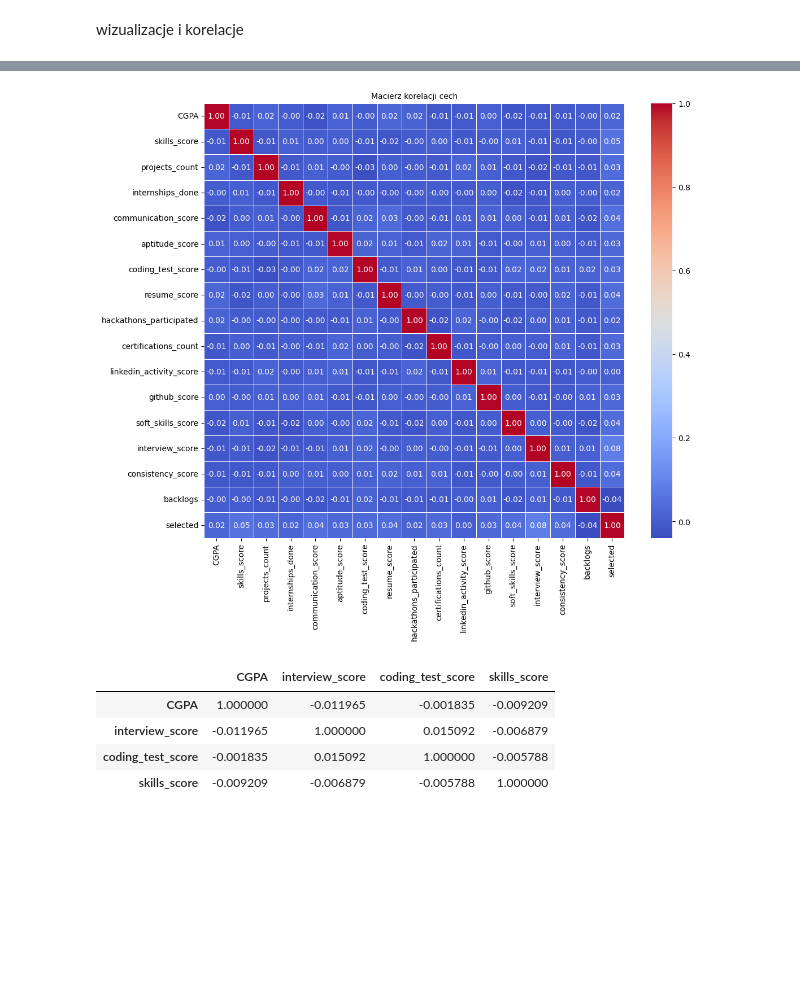
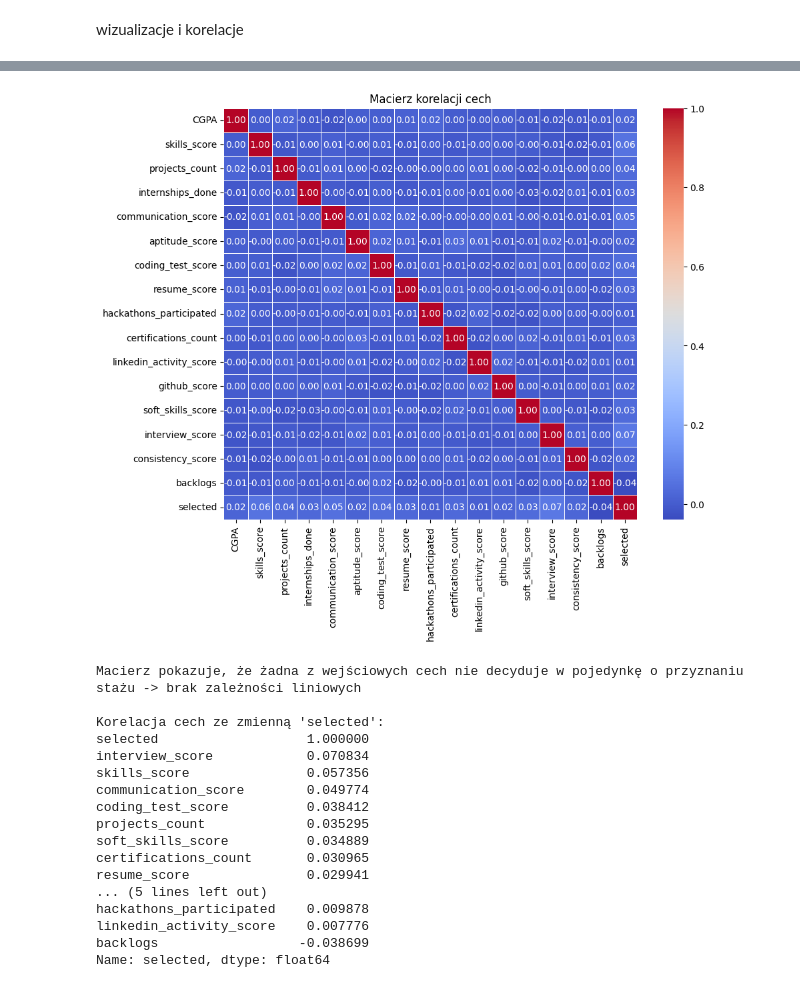
Before and after one commit to oczyz-uksw/Projekt-programowanie2, a Jupyter notebook: projektprogramowanie_danestazystow.ipynb, the cells around one changed output, grey strips where cells are left out. Saved outputs shown, nothing was run; the diff lists cells and outputs as text; code cells hidden in the pictures; blank space fills up the shorter version.

```diff
--- a/projektprogramowanie_danestazystow.ipynb
+++ b/projektprogramowanie_danestazystow.ipynb
@@ -77,7 +79,3 @@ plt.show()
 [figure]
 # %% [markdown]
 train-test split, stratification
-# %%
-internship["cgpa_cat"] = np.ceil(internship["CGPA"] / 2.0)
-# %%
-internship["cgpa_cat"] = internship["cgpa_cat"].clip(upper=5)
@@ -101,0 +82,7 @@ for	set	in	(strat_train_set,	strat_test_set):
+# %%
+from sklearn.model_selection import train_test_split
+
+X = internship.drop(columns=["selected", "student_id"])
+y = internship["selected"]
+
+X_train, X_test, y_train, y_test = train_test_split(X, y, test_size=0.2, stratify=y, random_state=42)
@@ -117,21 +130,33 @@ plt.show()
 # %%
-import seaborn as sns
-import matplotlib.pyplot as plt
+temp_df = X_train.copy()
+temp_df["selected"] = y_train
 
-corr_matrix = internship.select_dtypes(include='number').drop(columns=['student_id', 'cgpa_cat'], errors='ignore').corr()
-plt.figure(figsize=(12, 10))
-sns.heatmap(corr_matrix, annot=True, cmap="coolwarm", fmt=".2f", linewidths=0.5)
+corr_matrix = temp_df.select_dtypes(include='number').drop(columns=['student_id', 'cgpa_cat'], errors='ignore').corr()
 
-plt.title("Macierz korelacji cech", fontsize=10)
+plt.figure(figsize=(10, 8))
+sns.heatmap(corr_matrix, annot=True, cmap="coolwarm", fmt=".2f", linewidths=0.5, cbar=True)
+plt.title("Macierz korelacji cech", fontsize=12)
 plt.show()
+
+print("Macierz pokazuje, że żadna z wejściowych cech nie decyduje ""w pojedynkę"" o przyznaniu stażu -> brak zależności liniowych\n")
+print("Korelacja cech ze zmienną 'selected':")
+print(corr_matrix["selected"].sort_values(ascending=False))
 # %% [output]
-[figure, old version]
+[figure, new version]
+Macierz pokazuje, że żadna z wejściowych cech nie decyduje w pojedynkę o przyznaniu stażu -> brak zależności liniowych
+
+Korelacja cech ze zmienną 'selected':
+selected                   1.000000
+interview_score            0.070834
+skills_score               0.057356
+communication_score        0.049774
+coding_test_score          0.038412
+projects_count             0.035295
+soft_skills_score          0.034889
+certifications_count       0.030965
+resume_score               0.029941
+... (5 lines left out)
+hackathons_participated    0.009878
+linkedin_activity_score    0.007776
+backlogs                  -0.038699
+Name: selected, dtype: float64
-# %%
-attributes = ["CGPA", "interview_score", "coding_test_score", "skills_score"]
-internship[attributes].corr()
-# %% [output]
-|  | CGPA | interview_score | coding_test_score | skills_score |
-| CGPA | 1.000000 | -0.011965 | -0.001835 | -0.009209 |
-| interview_score | -0.011965 | 1.000000 | 0.015092 | -0.006879 |
-| coding_test_score | -0.001835 | 0.015092 | 1.000000 | -0.005788 |
-| skills_score | -0.009209 | -0.006879 | -0.005788 | 1.000000 |
```
Also changed, not shown: parts of 17 cells of this notebook.
